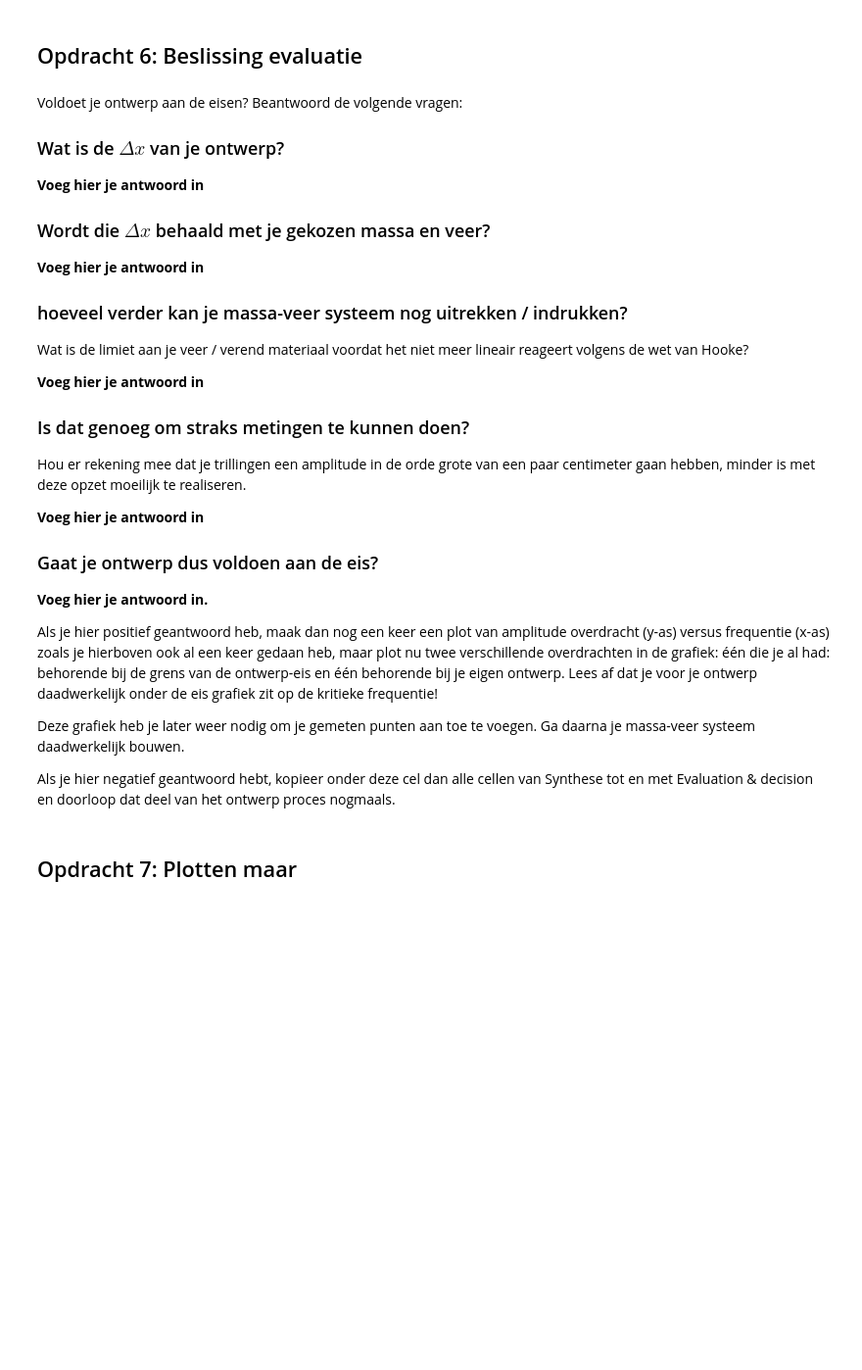
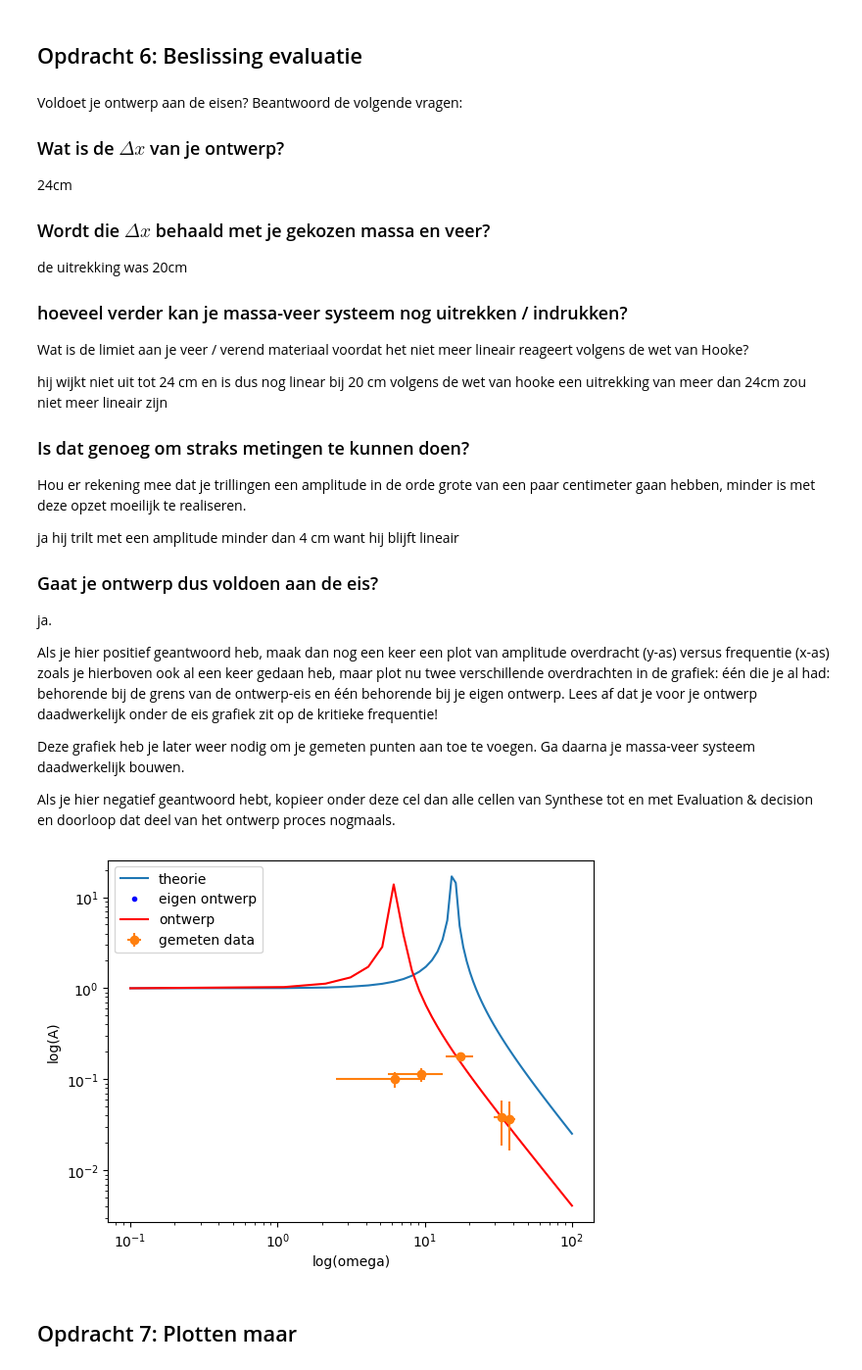
Before and after one commit to luucleclercq/opdrachten-DEF-D-Luuc, a Jupyter notebook: FysiekeOntwerpopdrachten/5MaakEenOpstellingTrillingsvrij/Ontwerpopdracht5MaakEenOpstellingTrillingsvrijInvulTemplate.ipynb, the cells around one changed output. Shown at 98% size. Drawn from its saved outputs; the diff is of its cells as text; code cells hidden in the pictures; blank space fills up the shorter version.

```diff
--- a/FysiekeOntwerpopdrachten/5MaakEenOpstellingTrillingsvrij/Ontwerpopdracht5MaakEenOpstellingTrillingsvrijInvulTemplate.ipynb
+++ b/FysiekeOntwerpopdrachten/5MaakEenOpstellingTrillingsvrij/Ontwerpopdracht5MaakEenOpstellingTrillingsvrijInvulTemplate.ipynb
@@ -112,25 +114,25 @@ Voldoet je ontwerp aan de eisen? Beantwoord de volgende vragen:
 
 ### Wat is de $\Delta x$ van je ontwerp?
 
-**Voeg hier je antwoord in**
+24cm
 
 ### Wordt die $\Delta x$ behaald met je gekozen massa en veer?
 
-**Voeg hier je antwoord in**
+de uitrekking was 20cm
 
 ### hoeveel verder kan je massa-veer systeem nog uitrekken / indrukken?
 Wat is de limiet aan je veer / verend materiaal voordat het niet meer lineair reageert volgens de wet van Hooke?
 
-**Voeg hier je antwoord in**
+hij wijkt niet uit tot 24 cm en is dus nog linear bij 20 cm volgens de wet van hooke een uitrekking van meer dan 24cm zou niet meer lineair zijn
 
 ### Is dat genoeg om straks metingen te kunnen doen?
 Hou er rekening mee dat je trillingen een amplitude in de orde grote van een paar centimeter gaan hebben, minder is met deze opzet moeilijk te realiseren.
 
-**Voeg hier je antwoord in**
+ja hij trilt met een amplitude minder dan 4 cm want hij blijft lineair
 
 ### Gaat je ontwerp dus voldoen aan de eis?
 
-**Voeg hier je antwoord in.**
+ja.
 
 Als je hier positief geantwoord heb, maak dan nog een keer een plot van amplitude overdracht (y-as) versus frequentie (x-as) zoals je hierboven ook al een keer gedaan heb, maar plot nu twee verschillende overdrachten in de grafiek: één die je al had: behorende bij de grens van de ontwerp-eis en één behorende bij je eigen ontwerp. Lees af dat je voor je ontwerp daadwerkelijk onder de eis grafiek zit op de kritieke frequentie!
 
@@ -139,6 +141,40 @@ Deze grafiek heb je later weer nodig om je gemeten punten aan toe te voegen. Ga
 Als je hier negatief geantwoord hebt, kopieer onder deze cel dan alle cellen van Synthese tot en met Evaluation & decision en doorloop dat deel van het ontwerp proces nogmaals.
 # %%
 # Voeg hier je plot in.
+f_0=2.5
+omega_0=5*np.pi
+omega=np.linspace(0.1,100,100)
+A= np.abs(1/(1-(omega**2)/(omega_0**2)))
+
+plt.loglog(omega,A,label='theorie')
+plt.xlabel('log(omega)')
+plt.ylabel('log(A)')
+
+freq= np.array([6,5.3,2.8,1.5,1])
+amp_m= np.array([0.15,0.07,0.03,0.12,0.019])
+amp_v= np.array([4.1,1.80,0.17,1.06,0.19])
+
+omega_p1= 2*np.pi*freq
+A_v= np.abs(amp_m/amp_v)
+
+omega_02= 6.39
+A_p= np.abs(1/(1-(omega_p1**2)/(omega_02**2)))
+A_p1= np.abs(1/(1-(omega**2)/(omega_02**2)))
+
+u_freq=0.6
+u_omega_p1= 2*np.pi*u_freq
+u_amp=0.02
+
+omega_02 = 2*np.pi*6.39
+plt.loglog(omega_p1,A_v,'b.', label='eigen ontwerp')
+plt.loglog(omega,A_p1,'r-', label='ontwerp')
+plt.errorbar(omega_p1, A_v, yerr=u_amp, xerr=u_omega_p1, fmt='o', label='gemeten data')
+plt.legend()
+plt.show()
+
+# onze meetgegevens komen niet overeen met de kromme omdat er te veel weerstand in het systeem zit en bij kleine frequenties werd het heel onnauwkeurig.
+# %% [output]
+[figure, added]
 # %% [markdown]
 ## Opdracht 7: Plotten maar
 # %%
```
Also changed, not shown: parts of 13 cells of this notebook, 1 other file.
